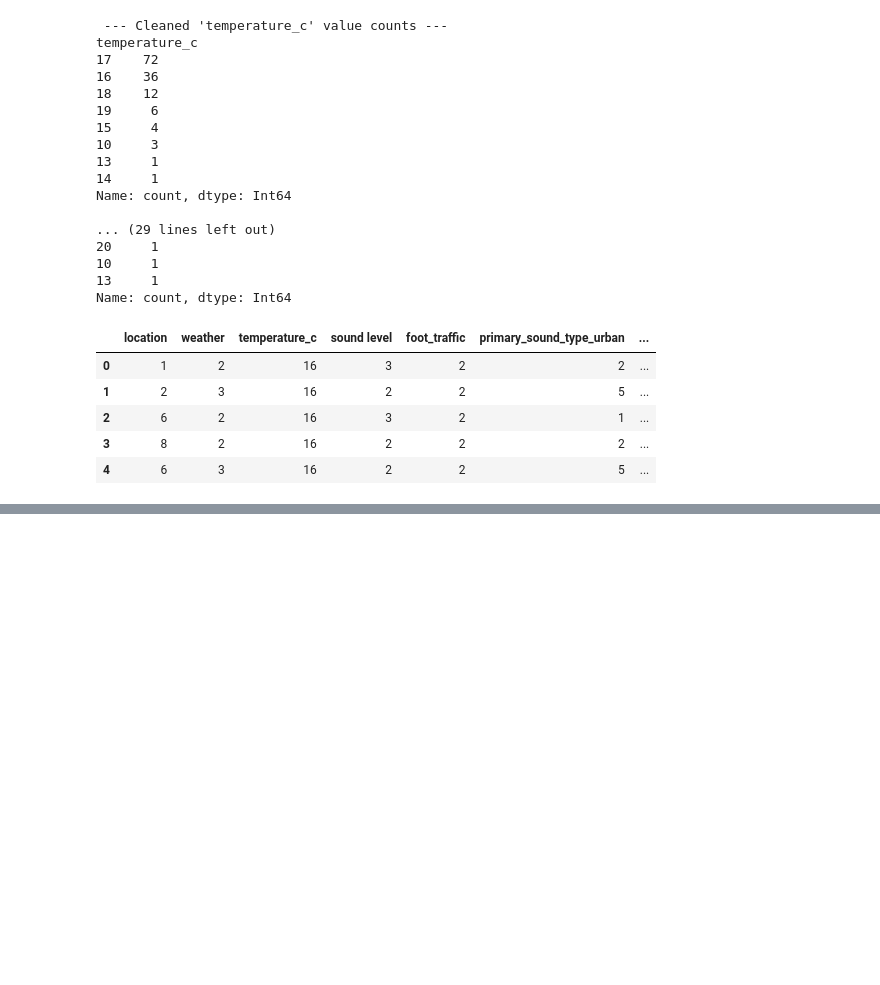
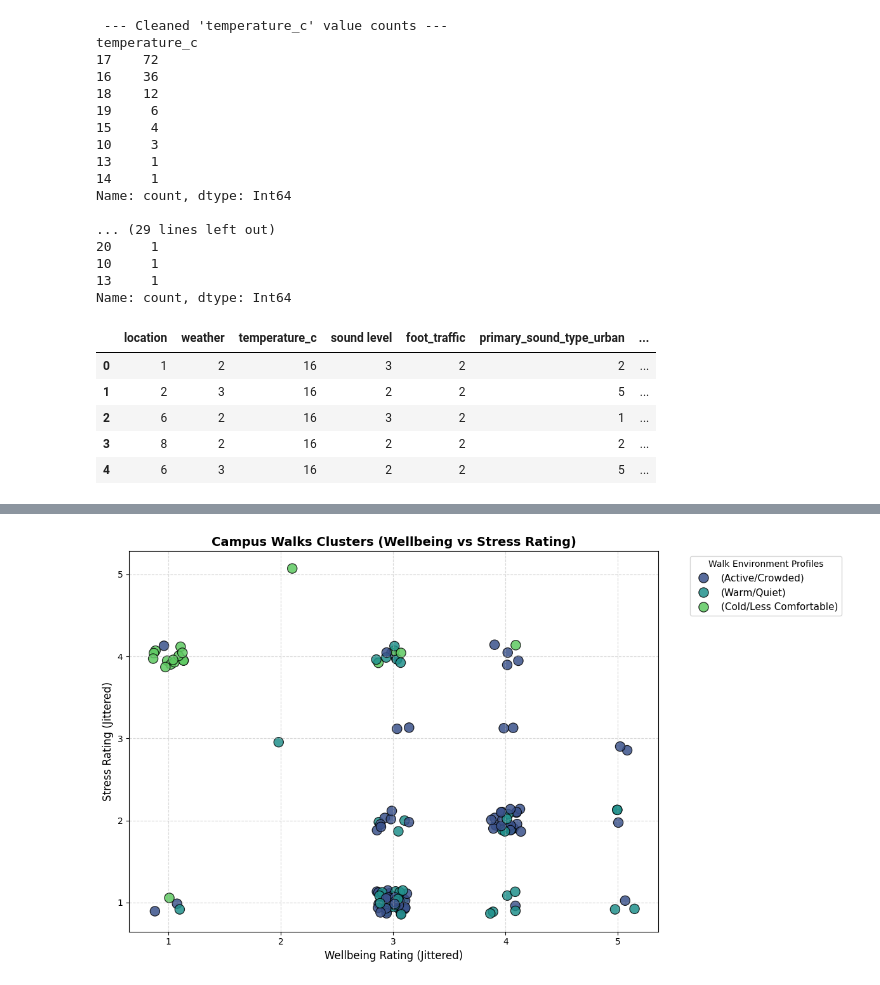
Before and after one commit to SethATU/ml-campus_data_project-colab, a Jupyter notebook: miniProject.ipynb, the cells around one changed output, grey strips where cells are left out. Drawn from its saved outputs; the diff is of its cells as text; code cells hidden in the pictures; blank space fills up the shorter version.

Commit message:
clusters clopleted

```diff
--- a/miniProject.ipynb
+++ b/miniProject.ipynb
@@ -254,0 +379,16 @@ Name: temperature_c, dtype: Float64
+# %%
+# Descriptive cluster names
+cluster_names_map = {
+    0: '(Warm/Quiet)',
+    1: '(Active/Crowded)',
+    2: '(Cold/Less Comfortable)'
+}
+
+# Map the labels to a new column
+cleaned_df['cluster_name'] = cleaned_df['cluster_label'].map(cluster_names_map)
+
+# verify the change to cluster name
+print("--- Data Points Per Named Cluster ---")
+print(cleaned_df['cluster_name'].value_counts())
+
+display(cleaned_df[['cluster_label', 'cluster_name', 'wellbeing_rating', 'stress_rating', 'temperature_c']].head())
@@ -254,0 +414,37 @@ Name: temperature_c, dtype: Float64
+# %%
+import numpy as np
+import matplotlib.pyplot as plt
+import seaborn as sns
+
+# Create a copy for plotting with jitter so point density is visible
+plot_df_named = cleaned_df.copy()
+
+# Add a tiny bit of random noise (jitter) to the discrete ratings
+noise_x = np.random.uniform(-0.15, 0.15, size=len(plot_df_named))
+noise_y = np.random.uniform(-0.15, 0.15, size=len(plot_df_named))
+
+plot_df_named['wellbeing_jittered'] = plot_df_named['wellbeing_rating'] + noise_x
+plot_df_named['stress_jittered'] = plot_df_named['stress_rating'] + noise_y
+
+# Re-plot with named categories in the legend
+plt.figure(figsize=(12, 7))
+sns.scatterplot(
+    x='wellbeing_jittered',
+    y='stress_jittered',
+    hue='cluster_name',
+    palette='viridis',
+    data=plot_df_named,
+    s=120,
+    alpha=0.85,
+    edgecolor='black'
+)
+
+plt.title('Campus Walks Clusters (Wellbeing vs Stress Rating)', fontsize=14, fontweight='bold')
+plt.xlabel('Wellbeing Rating (Jittered)', fontsize=12)
+plt.ylabel('Stress Rating (Jittered)', fontsize=12)
+plt.legend(title='Walk Environment Profiles', bbox_to_anchor=(1.05, 1), loc='upper left', fontsize=11)
+plt.grid(True, linestyle='--', alpha=0.5)
+plt.tight_layout()
+plt.show()
+# %% [output]
+[figure, added]
```
Also changed, not shown: parts of 36 cells of this notebook.
